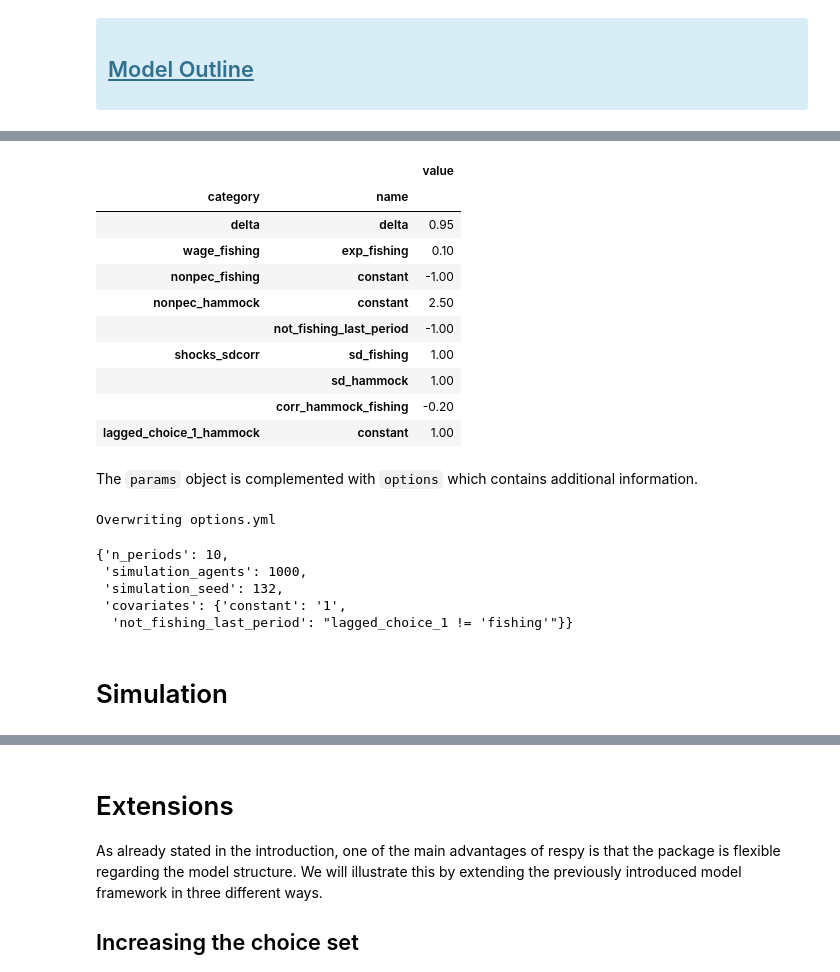
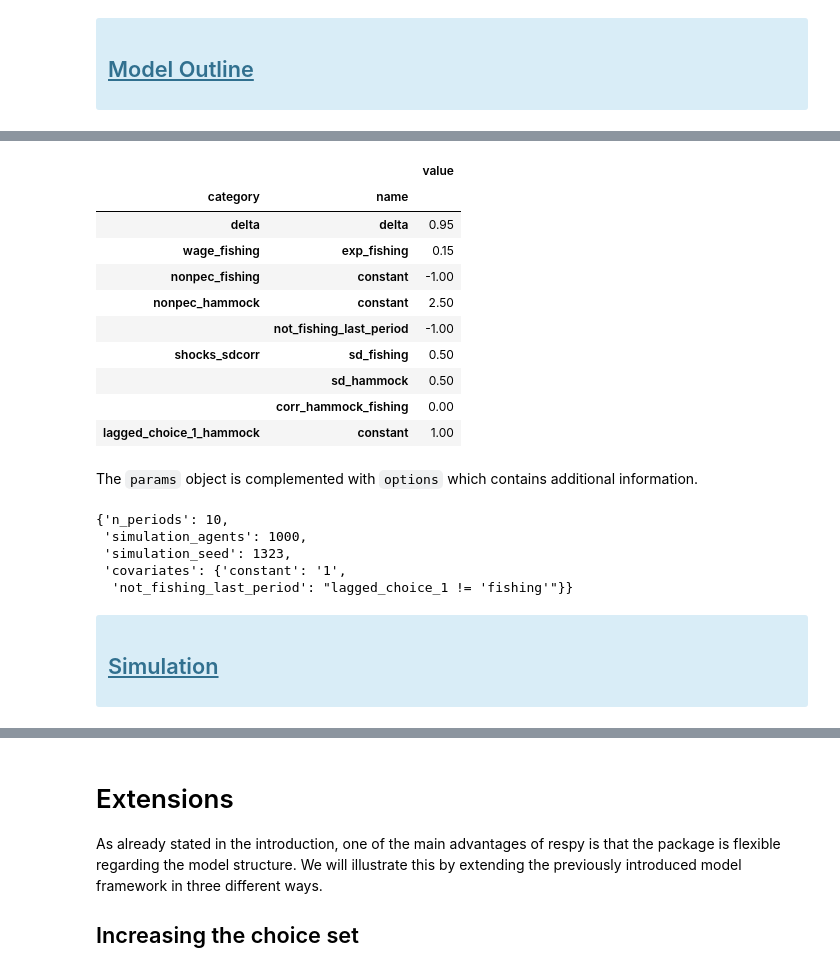
Before and after one commit to MaxBlesch/respy_tutorial, a Jupyter notebook: respy_tutorial.ipynb, the cells around one changed output, grey strips where cells are left out. Saved outputs shown, nothing was run; the diff lists cells and outputs as text; code cells hidden in the pictures.

```diff
--- a/respy_tutorial.ipynb
+++ b/respy_tutorial.ipynb
@@ -112,39 +97,31 @@ lagged_choice_1_hammock,constant,1
 # %%
-model_spec = pd.read_csv("model_spec.csv", index_col=["category", "name"])
-model_spec
+params_basic = pd.read_csv("params_files/robinson_crusoe_basic.csv", index_col=["category", "name"])
+params_basic
 # %% [output]
 |  |  | value |
 | category | name |  |
 | delta | delta | 0.95 |
-| wage_fishing | exp_fishing | 0.10 |
+| wage_fishing | exp_fishing | 0.15 |
 | nonpec_fishing | constant | -1.00 |
 | nonpec_hammock | constant | 2.50 |
 |  | not_fishing_last_period | -1.00 |
-| shocks_sdcorr | sd_fishing | 1.00 |
-|  | sd_hammock | 1.00 |
-|  | corr_hammock_fishing | -0.20 |
+| shocks_sdcorr | sd_fishing | 0.50 |
+|  | sd_hammock | 0.50 |
+|  | corr_hammock_fishing | 0.00 |
 | lagged_choice_1_hammock | constant | 1.00 |
 # %% [markdown]
 The `params` object is complemented with `options` which contains additional information.
-# %%
-%%file options.yml
-n_periods: 10
-simulation_agents: 1000
-simulation_seed: 132
-covariates:
-    constant: "1"
-    not_fishing_last_period: "lagged_choice_1 != 'fishing'"
-# %% [output]
-Overwriting options.yml
 # %%
-options = yaml.safe_load(open("options.yml"))
+options = yaml.safe_load(open("option_files/options_basic.yml"))
 options
 # %% [output]
 {'n_periods': 10,
  'simulation_agents': 1000,
- 'simulation_seed': 132,
+ 'simulation_seed': 1323,
  'covariates': {'constant': '1',
   'not_fishing_last_period': "lagged_choice_1 != 'fishing'"}}
-# %% [markdown]
-# Simulation
+# %% [markdown]
+<div class="alert alert-block alert-info">
+    <u><h2>Simulation</h2></u>
+</div>
 # %%
```
Also changed, not shown: parts of 16 cells of this notebook, 23 other files.
